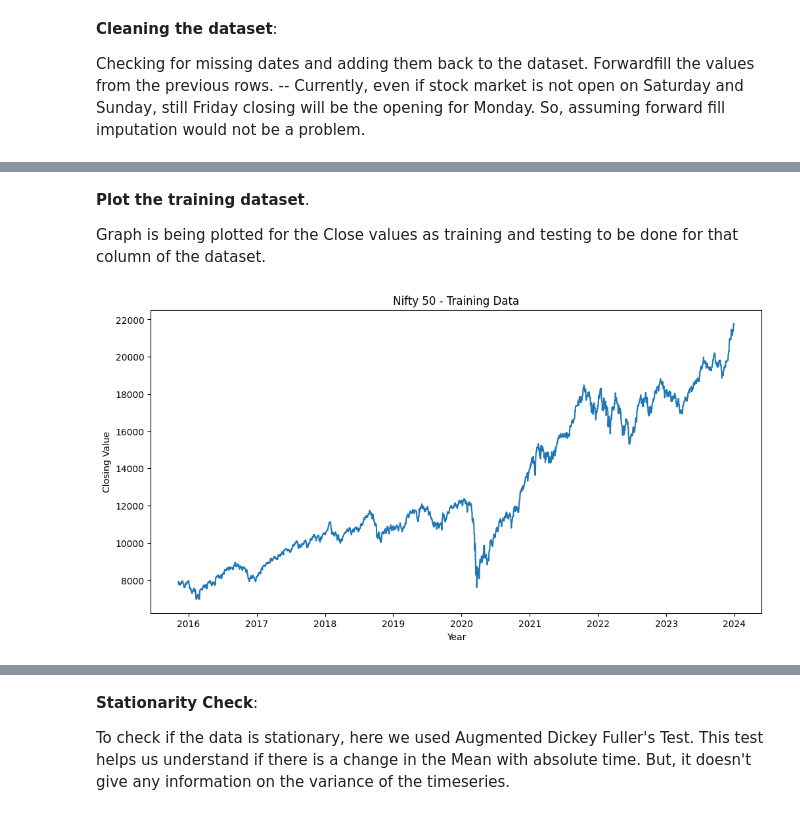
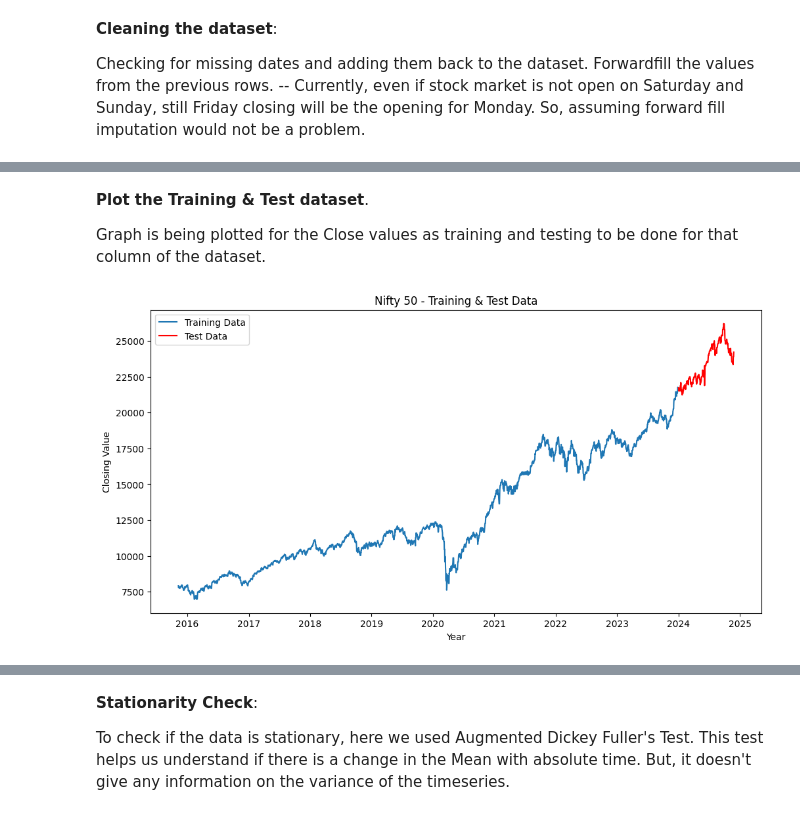
Before and after one commit to aymuos/masters-practise-repo, a Jupyter notebook: TSA_Nifty_50_Project.ipynb, the cells around one changed output, grey strips where cells are left out. Saved outputs shown, nothing was run; the diff lists cells and outputs as text; code cells hidden in the pictures.

```diff
--- a/TSA_Nifty_50_Project.ipynb
+++ b/TSA_Nifty_50_Project.ipynb
@@ -147,16 +217,22 @@ df.head()
 # %% [markdown]
-**Plot the training dataset**.
+**Plot the Training & Test dataset**.
 
 Graph is being plotted for the Close values as training and testing to be done for that column of the dataset.
 # %%
 # Use the 'Close' prices as the target variable and plot the Original Data
 final_data = df[['Fin_Dt','Close']] ## will be used at a later point in the code.
 
+final_data_test = df_test[['Fin_Dt','Close']]
+
+close_plot_test = final_data_test['Close']
+
 plt.figure(figsize=(12, 6))
-plt.plot(final_data['Close'])
-plt.title("Nifty 50 - Training Data")
+plt.plot(final_data['Close'], label='Training Data')
+plt.plot(close_plot_test, color = 'red', label = 'Test Data')
+plt.title("Nifty 50 - Training & Test Data")
 plt.xlabel("Year")
 plt.ylabel("Closing Value")
+plt.legend()
 plt.show()
 # %% [output]
-[figure, old version]
+[figure, new version]
```
Also changed, not shown: parts of 31 cells of this notebook.
